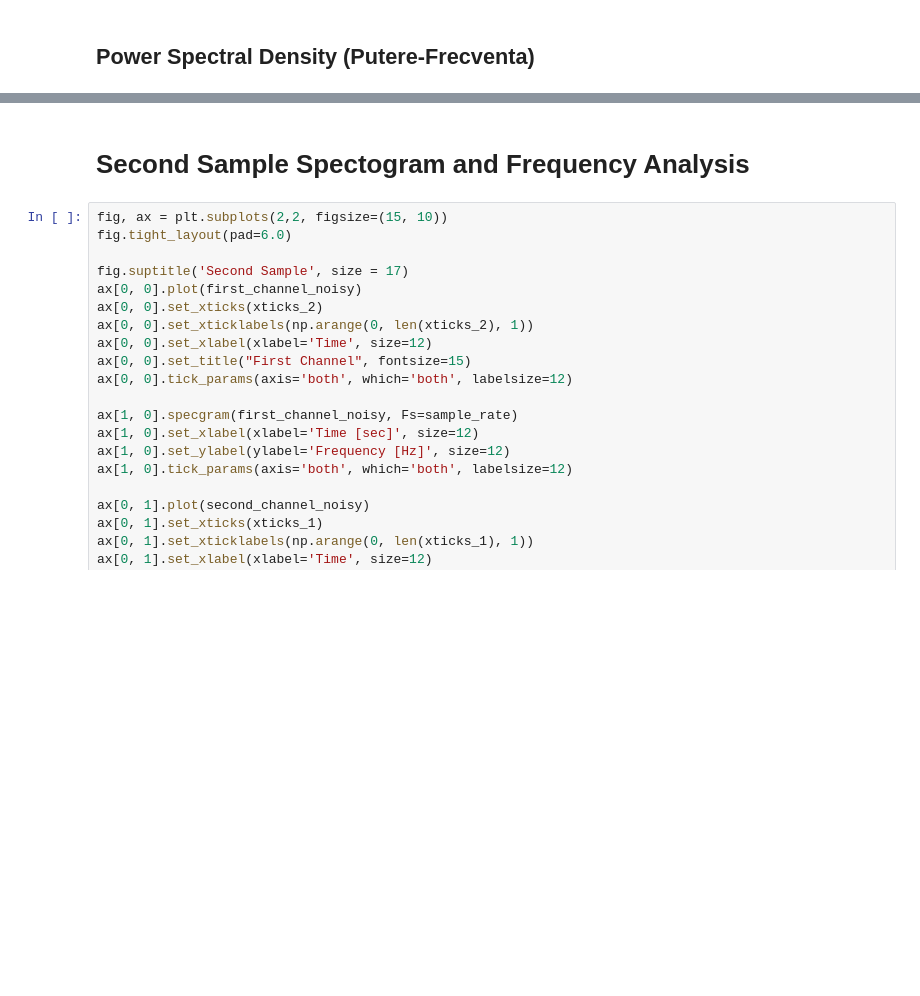
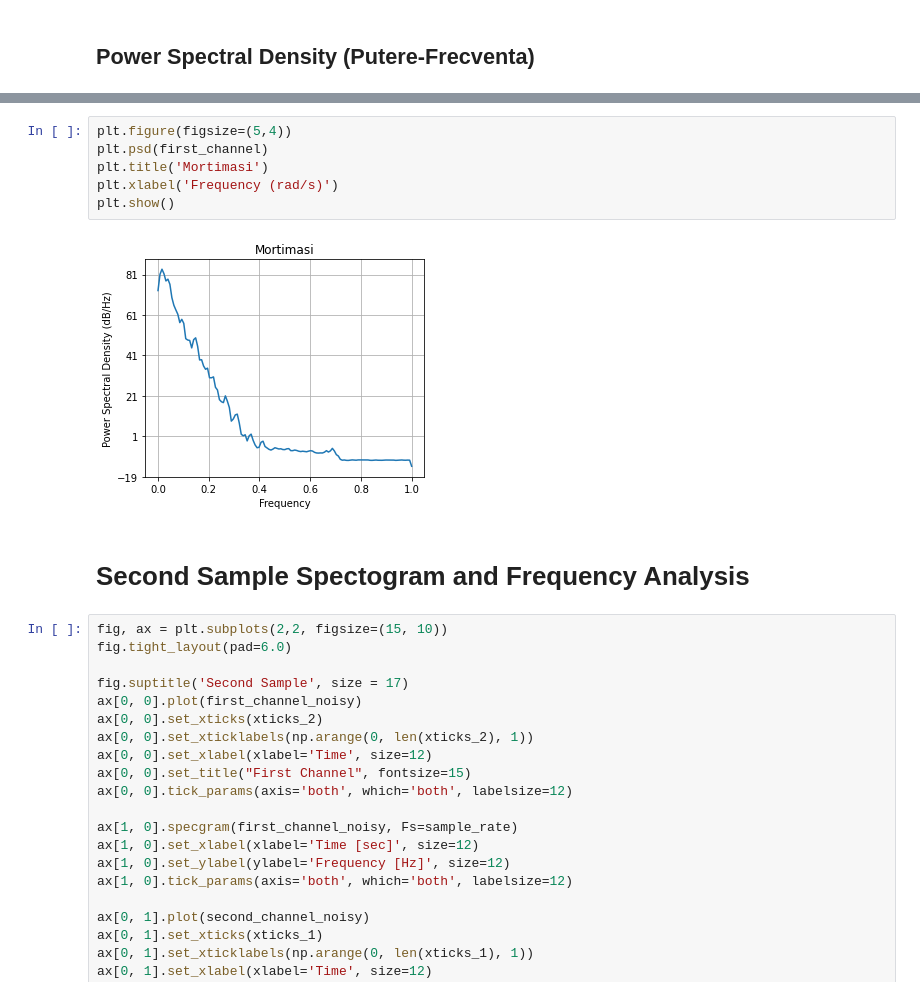
Before and after one commit to the-sergiu/WAVFileSpectrogramVizualizer, a Jupyter notebook: utils/Testing.ipynb, the cells around one changed output, grey strips where cells are left out. Saved outputs shown, nothing was run; the diff lists cells and outputs as text; blank space fills up the shorter version.

```diff
--- a/utils/Testing.ipynb
+++ b/utils/Testing.ipynb
@@ -145,3 +150,11 @@ plt.tight_layout()
+# %%
+plt.figure(figsize=(5,4))
+plt.psd(first_channel)
+plt.title('Mortimasi')
+plt.xlabel('Frequency (rad/s)')
+plt.show()
+# %% [output]
+[figure, added]
 # %% [markdown]
 # Second Sample Spectogram and Frequency Analysis
 # %%
```
Also changed, not shown: parts of 4 cells of this notebook, 3 other files.
